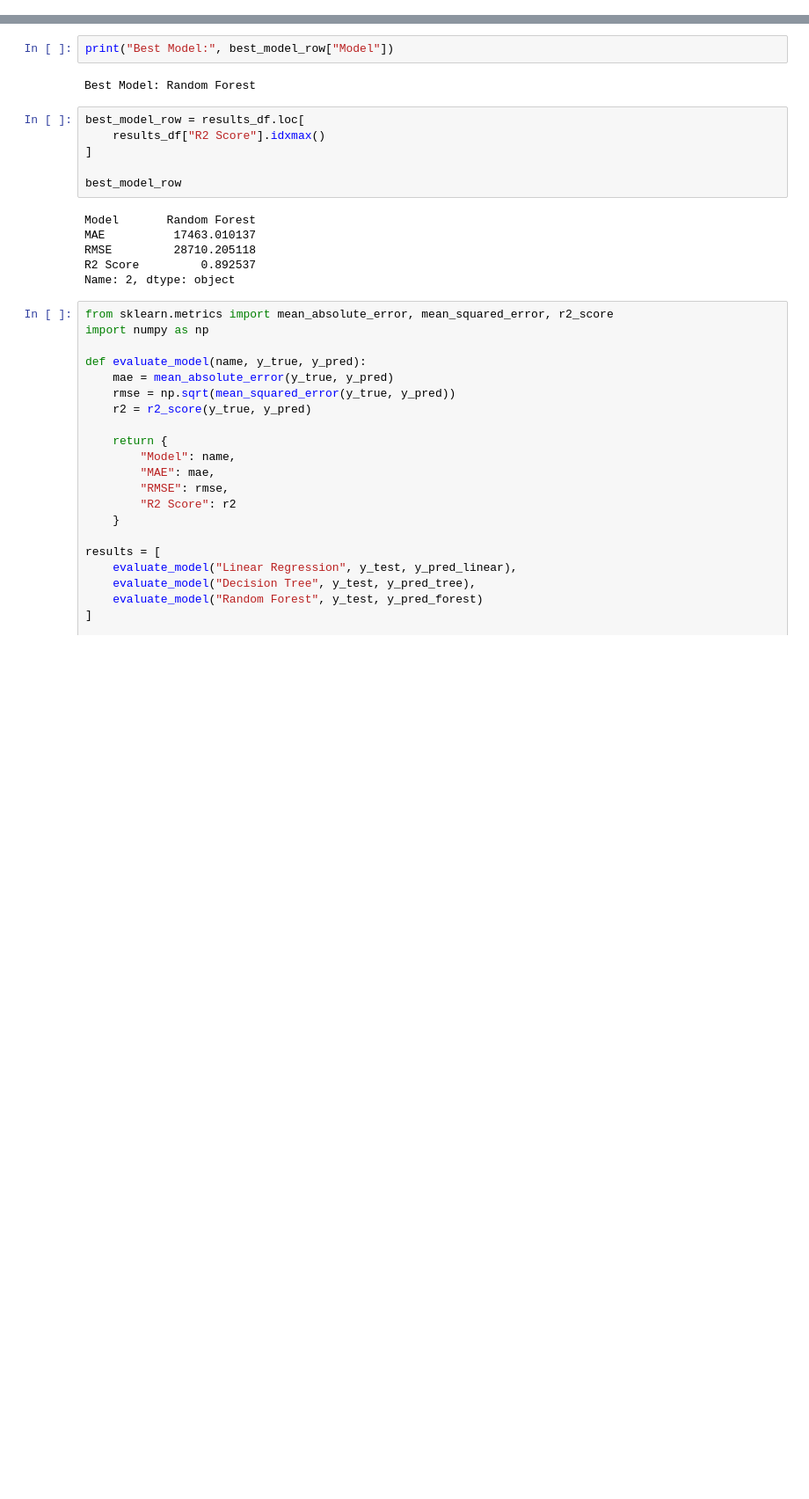
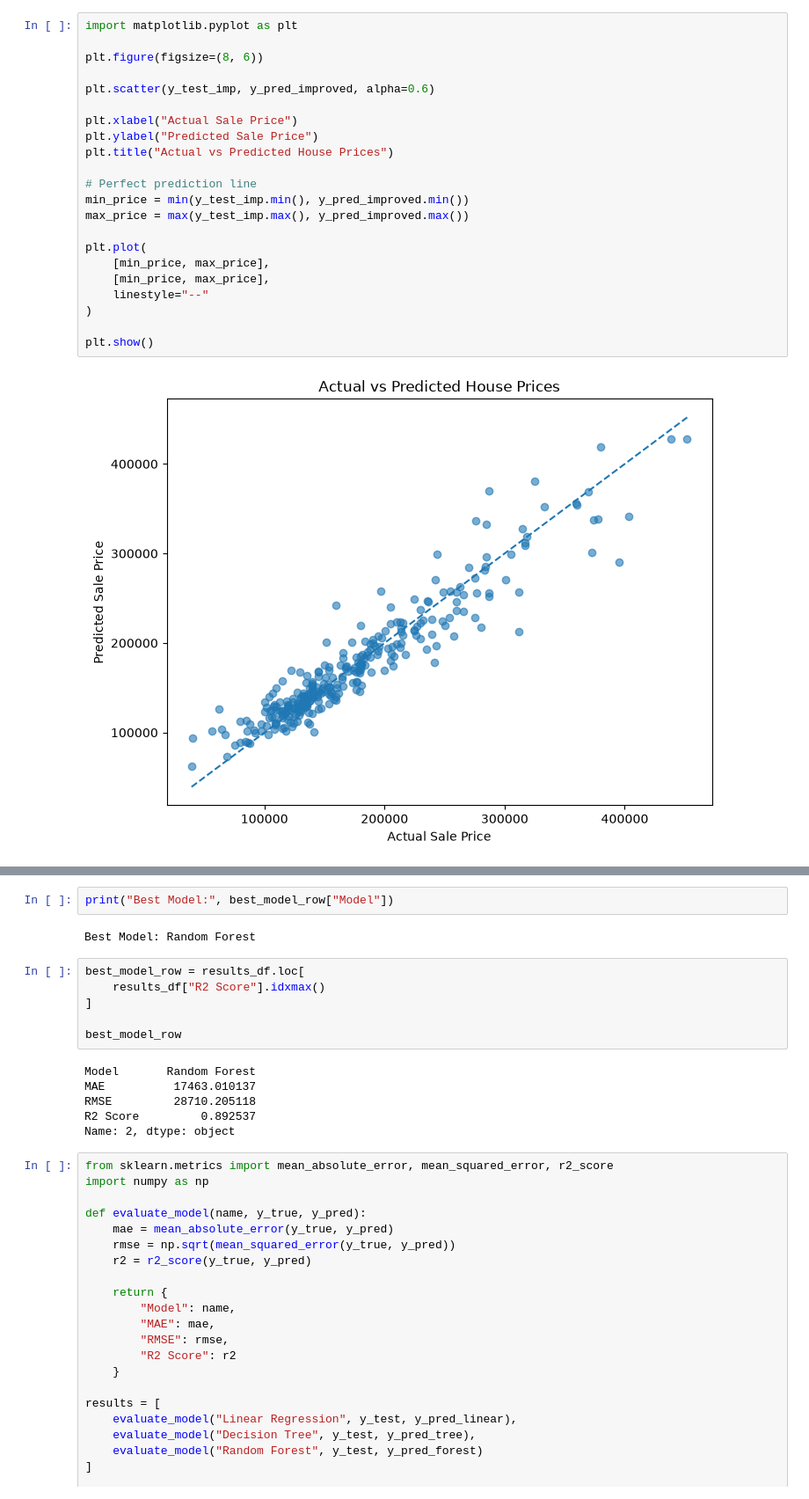
Before and after one commit to akhilshukla57/house-price-prediction-ml, a Jupyter notebook: notebooks/01_data_exploration.ipynb, the cells around one changed output, grey strips where cells are left out. Shown at 88% size. Drawn from its saved outputs; the diff is of its cells as text; blank space fills up the shorter version.

```diff
--- a/notebooks/01_data_exploration.ipynb
+++ b/notebooks/01_data_exploration.ipynb
@@ -0,0 +76,24 @@
+# %%
+import matplotlib.pyplot as plt
+
+plt.figure(figsize=(8, 6))
+
+plt.scatter(y_test_imp, y_pred_improved, alpha=0.6)
+
+plt.xlabel("Actual Sale Price")
+plt.ylabel("Predicted Sale Price")
+plt.title("Actual vs Predicted House Prices")
+
+# Perfect prediction line
+min_price = min(y_test_imp.min(), y_pred_improved.min())
+max_price = max(y_test_imp.max(), y_pred_improved.max())
+
+plt.plot(
+    [min_price, max_price],
+    [min_price, max_price],
+    linestyle="--"
+)
+
+plt.show()
+# %% [output]
+[figure, added]
```
Also changed, not shown: parts of 12 cells of this notebook, 2 other files.
